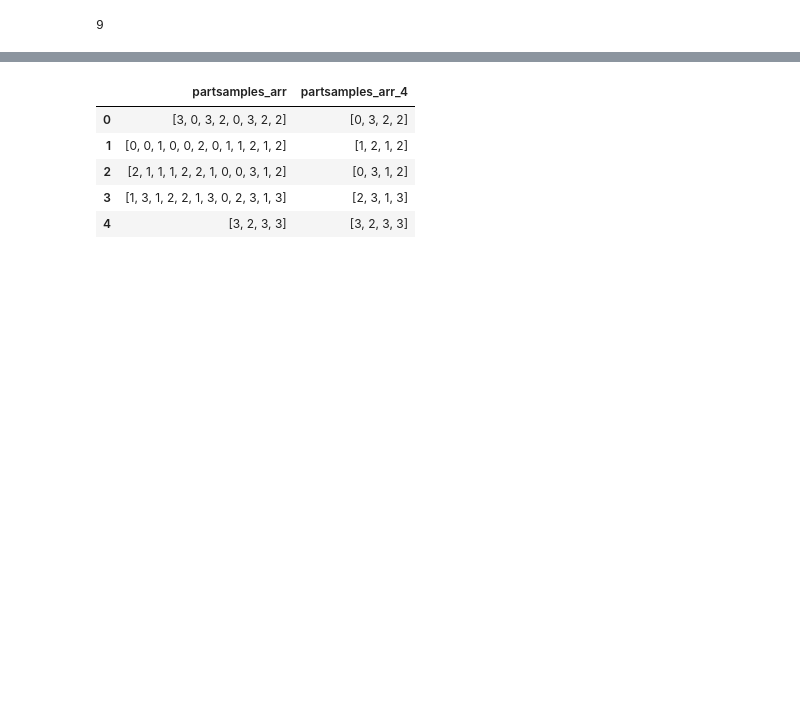
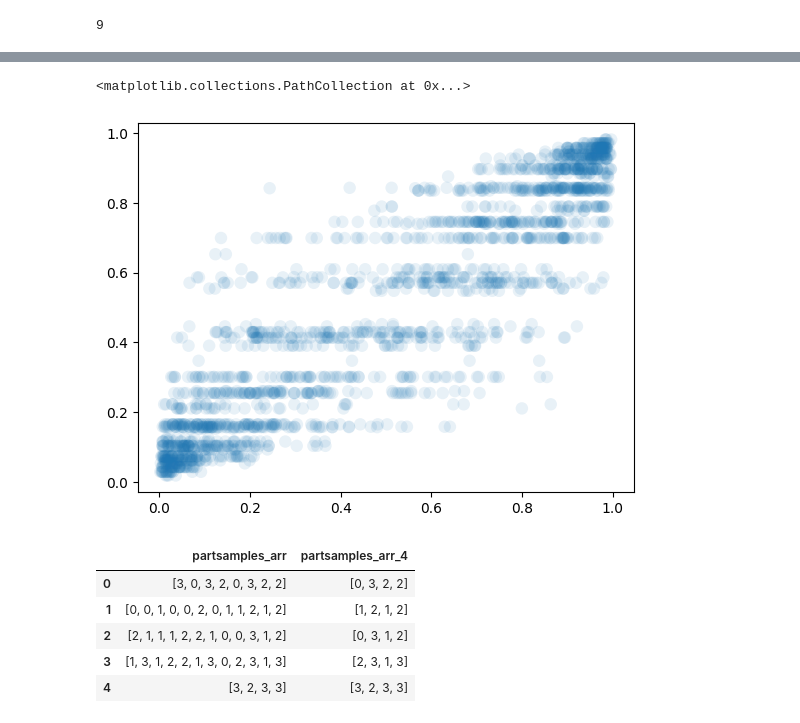
Before and after one commit to jacobaparker/Copy_Murphy2021, a Jupyter notebook: behavioral_data_example.ipynb, the cells around one changed output, grey strips where cells are left out. Cells and saved outputs as stored; diff of their text form; code cells hidden in the pictures; blank space fills up the shorter version.

```diff
--- a/behavioral_data_example.ipynb
+++ b/behavioral_data_example.ipynb
@@ -1060,3 +1075,11 @@ def P_source_g_partsamples_parallel(sample_arrs,mean_neg,mean_pos,std,cuts,h,P0,
+# %%
+def P_source_g_partsamplesset(partsamples_arr,mean_neg,mean_pos,std,cuts,h,p_Y,window_size=None):
+    partsample_arrs = np.unique(list_permutations_1d(partsamples_arr), axis=0)
+    p_XgY_all = P_partsamples_g_source_parallel(partsample_arrs,mean_neg,mean_pos,std,cuts,h,window_size=window_size)
+    p_XY_all = p_XgY_all * p_Y
+    p_XY = np.sum(p_XY_all, axis=0,keepdims=True)
+    p_YgX = p_XY / p_XY.sum(axis=1,keepdims=True)
+    return p_YgX
 # %%
 mapper = globals().get("map_to_paritition", map_to_partition)
 
@@ -1180,3 +1227,33 @@ plt.scatter(L_YgX, p_RgX, s=80, alpha=counts / counts.max(), edgecolor='none')
 counts.max()
 # %% [output]
 9
+# %%
+h_col_candidates = [c for c in ["gen.h", "gen.H", "h", "H"] if c in block_metadata_df.columns]
+if h_col_candidates:
+    h_col = h_col_candidates[0]
+else:
+    h_like_cols = [c for c in block_metadata_df.columns if c.lower().endswith(".h") or c.lower() == "h"]
+    if len(h_like_cols) != 1:
+        raise KeyError(f"Could not uniquely identify hazard-rate column in block_metadata_df. Candidates: {h_like_cols}")
+    h_col = h_like_cols[0]
+
+h_by_block = block_metadata_df.set_index("block_id")[h_col]
+# P0 = np.array([[0.5], [0.5]])
+p_Y = np.array([[0.5, 0.5]])
+
+trials_df["post_prob_pos_partsamples5set"] = trials_df.apply(
+    lambda row: float(
+        P_source_g_partsamplesset(
+            np.asarray(row["partsamples_arr_5"], dtype=int),
+            mean_neg,
+            mean_pos,
+            std,
+            cuts,
+            float(h_by_block.loc[row["block_id"]]),
+            p_Y,
+        )[0,1]
+    if isinstance(row["partsamples_arr_5"], (list, np.ndarray)) else np.nan),
+    axis=1,
+)
+
+trials_df[["post_prob_pos", "post_prob_pos_partsamples5", "post_prob_pos_partsamples5set"]].head()
@@ -1182,0 +1267,5 @@ counts.max()
+# %%
+plt.scatter(trials_df['post_prob_pos'], trials_df['post_prob_pos_partsamples5set'], s=80,alpha=0.1, edgecolor='none')
+# %% [output]
+<matplotlib.collections.PathCollection at 0x...>
+[figure, added]
```
Also changed, not shown: parts of 10 cells of this notebook, 1 other file.
